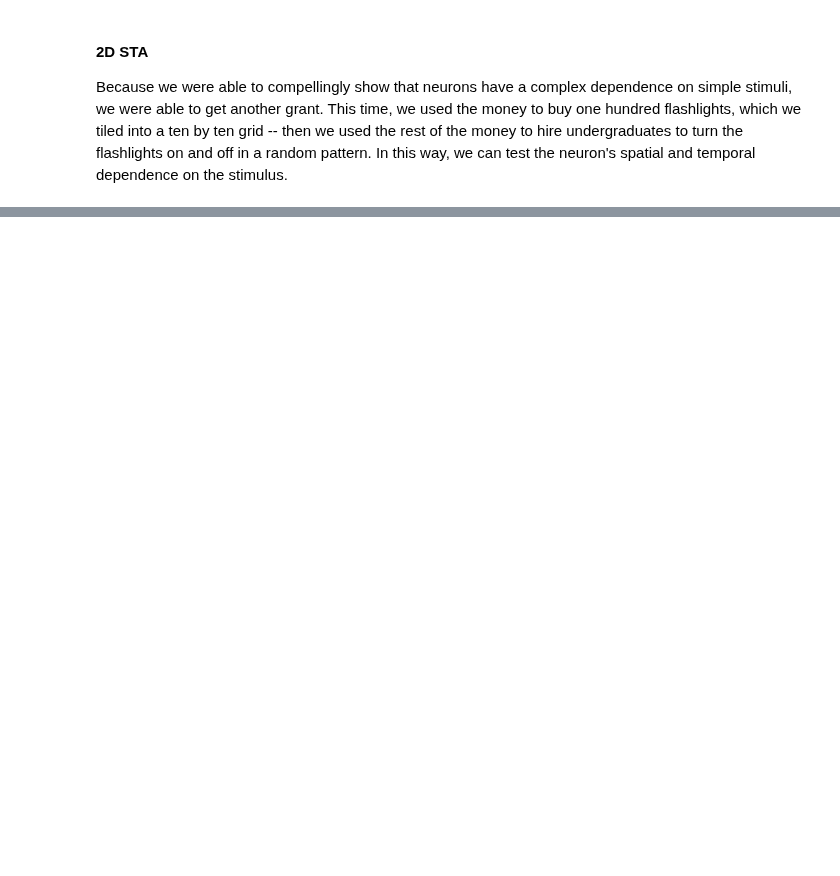
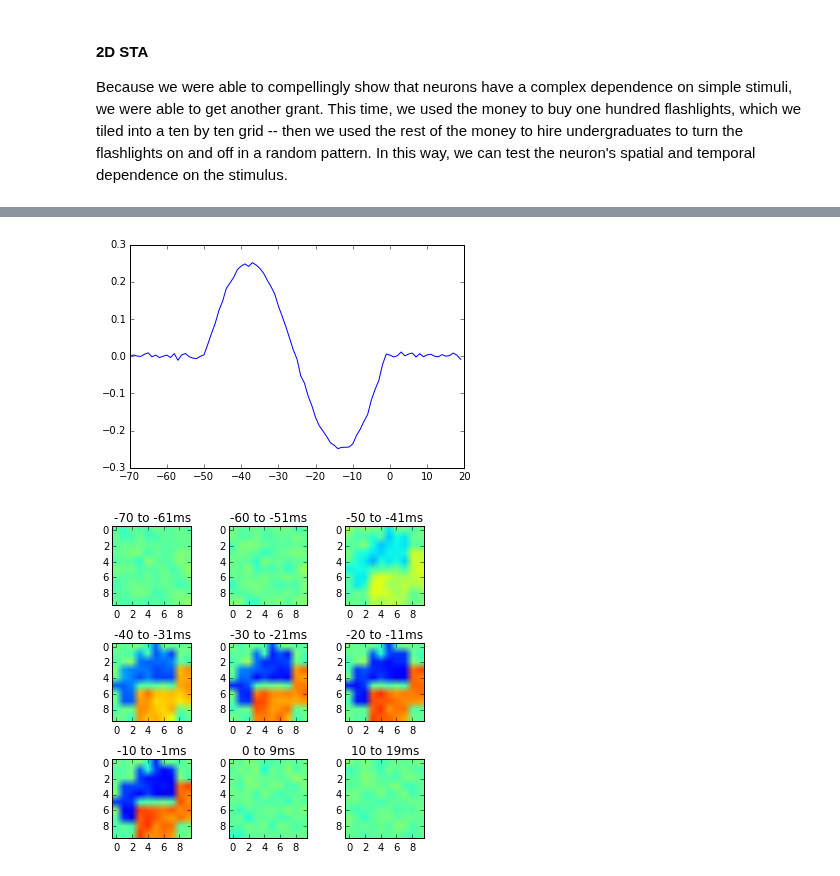
Before and after one commit to kylerbrown/python-for-neuroscience, a Jupyter notebook: Python Workshop - STAs.ipynb, the cells around one changed output, grey strips where cells are left out. Cells and saved outputs as stored; diff of their text form; code cells hidden in the pictures; blank space fills up the shorter version.

```diff
--- a/Python Workshop - STAs.ipynb
+++ b/Python Workshop - STAs.ipynb
@@ -137,0 +165,23 @@ plot_2d_sta(sta_2d, stapre_2d, stapost_2d, n_ts=9.)
+# %%
+# Can we write a function that gracefully deals with both 1D and 2D STAs?
+def get_nd_sta(spks, stim, prespk=70, postspk=10):
+    all_regions = np.zeros((len(spks), prespk + postspk)+(stim.shape[1:]))
+    for i, s in enumerate(spks): # iterate directly through spks, through inds, or using enumerate?
+        # for each spike, we want to pull out some region of stimulus around them?
+        # where should we specify the size of that region? default params
+        if s >= prespk and s < len(stim) - postspk:
+            stim_region = stim[s-prespk:s+postspk] # where should I put this?
+            all_regions[i] = stim_region
+        else:
+            all_regions[i] = np.nan
+    sta = np.nanmean(all_regions, axis=0) # axis of application
+    return sta
+
+sta_2d = get_nd_sta(spks_2d, stim_2d, prespk=stapre_2d, postspk=stapost_2d)
+sta_1d = get_nd_sta(spks, stim, prespk=stapre, postspk=stapost)
+# %%
+plot_sta(sta_1d, stapre, stapost)
+plot_2d_sta(sta_2d, stapre_2d, stapost_2d)
+# %% [output]
+[figure, added]
+[figure, added]
```
Also changed, not shown: parts of 11 cells of this notebook.
